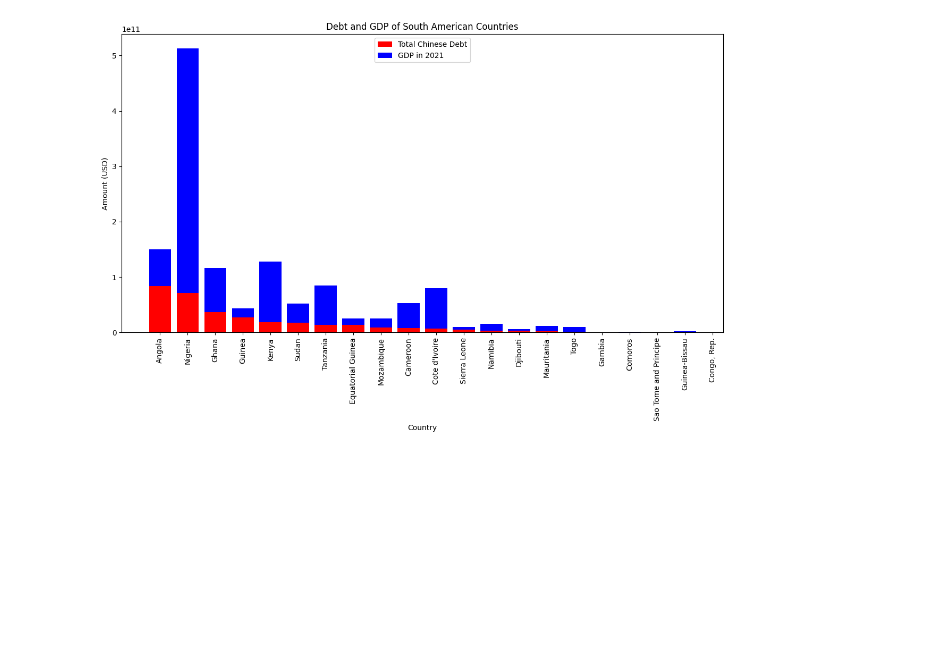
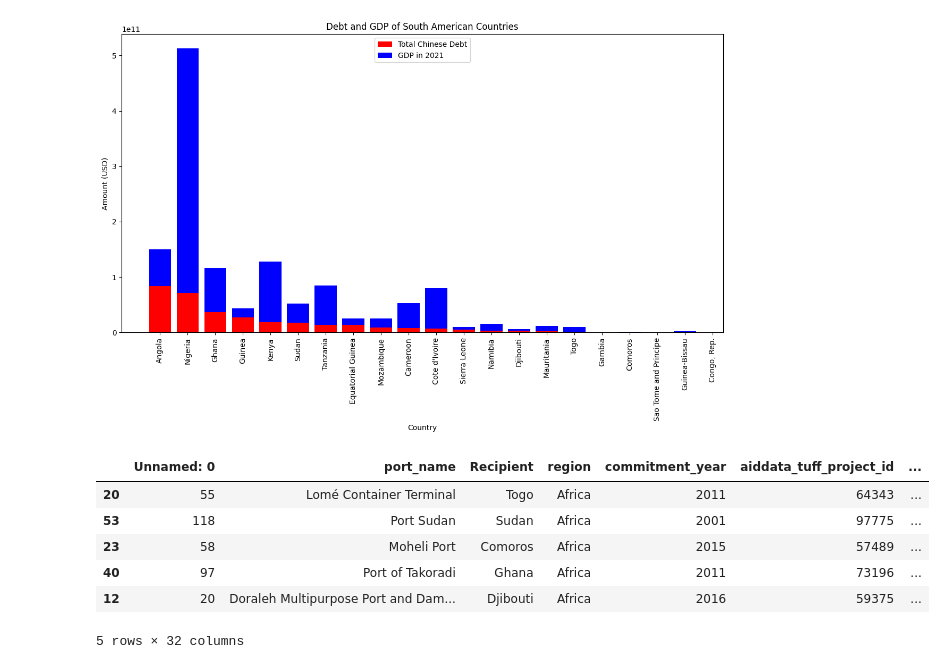
Before and after one commit to Kerokus/chinese-naval-base-prediction, a Jupyter notebook: notebooks/data-clearning.ipynb, the cells around one changed output. Drawn from its saved outputs; the diff is of its cells as text; code cells hidden in the pictures; blank space fills up the shorter version.

```diff
--- a/notebooks/data-clearning.ipynb
+++ b/notebooks/data-clearning.ipynb
@@ -163,0 +186,13 @@ See the caveats in the documentation: https://pandas.pydata.org/pandas-docs/stab
+# %%
+"""
+Okay so now we need to load a library full of city data. This is from the geonames.org site and it's
+every city with a population over 15000. (We don't care about tiny villages)
+"""
+
+# First we load the whole dataset, then we'll filter for just the columns we care about.
+cities_df = pd.read_csv('../data/cities15000.txt', sep='\t', header=None,
+                        names=['geonameid', 'name', 'asciiname', 'alternatenames', 'latitude',
+                               'longitude', 'feature class', 'feature code', 'country code',
+                               'cc2', 'admin1 code', 'admin2 code', 'admin3 code',
+                               'admin4 code', 'population', 'elevation', 'dem', 'timezone',
+                               'modification date'])
@@ -163,0 +222,10 @@ See the caveats in the documentation: https://pandas.pydata.org/pandas-docs/stab
+# %%
+gdf.sample(5)
+# %% [output]
+|  | Unnamed: 0 | port_name | Recipient | region | commitment_year | aiddata_tuff_project_id | ... |
+| 20 | 55 | Lomé Container Terminal | Togo | Africa | 2011 | 64343 | ... |
+| 53 | 118 | Port Sudan | Sudan | Africa | 2001 | 97775 | ... |
+| 23 | 58 | Moheli Port | Comoros | Africa | 2015 | 57489 | ... |
+| 40 | 97 | Port of Takoradi | Ghana | Africa | 2011 | 73196 | ... |
+| 12 | 20 | Doraleh Multipurpose Port and Dam... | Djibouti | Africa | 2016 | 59375 | ... |
+5 rows × 32 columns
```
Also changed, not shown: parts of 17 cells of this notebook, 5 other files.
